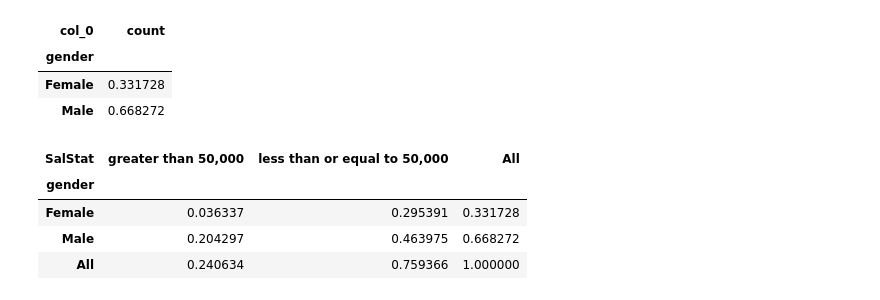
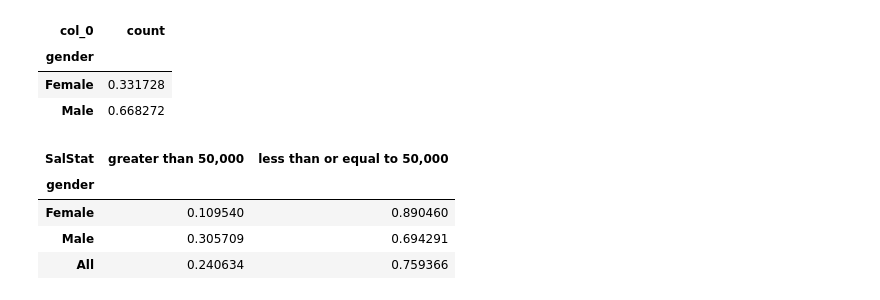
Before and after one commit to srikanth-maganti/Data-Science, a Jupyter notebook: 4.Data analysis/income_classifier/income_classifier.ipynb, the cells around one changed output. Saved outputs shown, nothing was run; the diff lists cells and outputs as text; code cells hidden in the pictures.

```diff
--- a/4.Data analysis/income_classifier/income_classifier.ipynb
+++ b/4.Data analysis/income_classifier/income_classifier.ipynb
@@ -223,10 +227,10 @@ pd.crosstab(index=data["gender"],columns="count",normalize=True)
 | Male | 0.668272 |
 # %%
 #gender vs salary
-pd.crosstab(index=data["gender"],columns=data["SalStat"],normalize=True,margins=True)
+pd.crosstab(index=data["gender"],columns=data["SalStat"],normalize="index" ,margins=True)
 # %% [output]
-| SalStat | greater than 50,000 | less than or equal to 50,000 | All |
-| gender |  |  |  |
-| Female | 0.036337 | 0.295391 | 0.331728 |
-| Male | 0.204297 | 0.463975 | 0.668272 |
-| All | 0.240634 | 0.759366 | 1.000000 |
+| SalStat | greater than 50,000 | less than or equal to 50,000 |
+| gender |  |  |
+| Female | 0.109540 | 0.890460 |
+| Male | 0.305709 | 0.694291 |
+| All | 0.240634 | 0.759366 |
```
Also changed, not shown: parts of 18 cells of this notebook, 7 other files.
